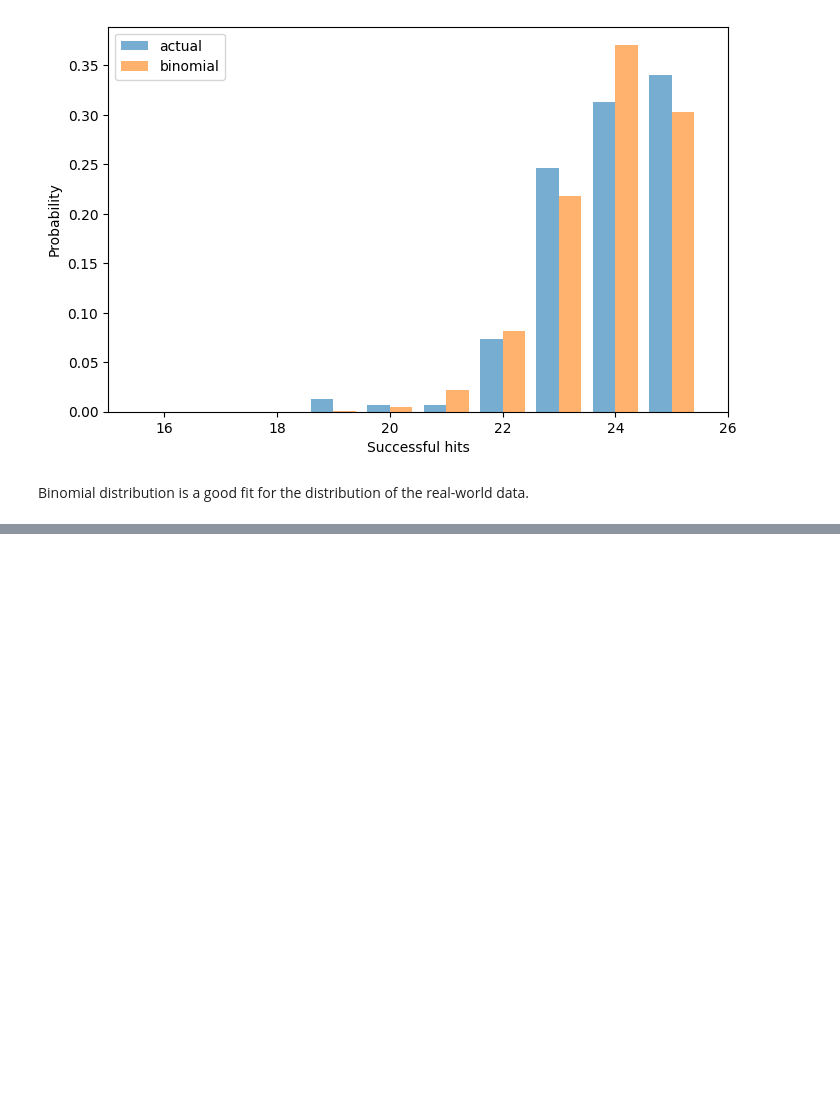
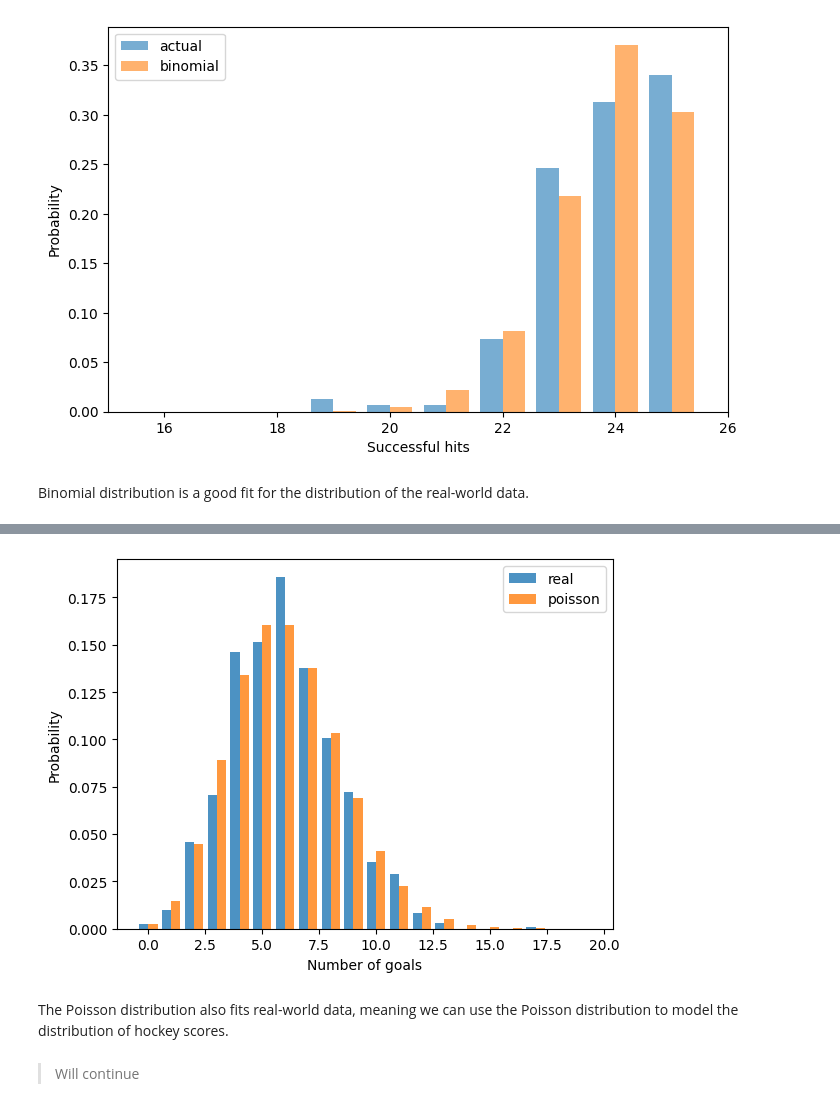
Before and after one commit to dybdeskarphet/statistics, a Jupyter notebook: notes/think_stats/05_modeling_distributions.ipynb, the cells around one changed output, grey strips where cells are left out. Saved outputs shown, nothing was run; the diff lists cells and outputs as text; code cells hidden in the pictures; blank space fills up the shorter version.

```diff
--- a/notes/think_stats/05_modeling_distributions.ipynb
+++ b/notes/think_stats/05_modeling_distributions.ipynb
@@ -190,0 +330,5 @@ Binomial distribution is a good fit for the distribution of the real-world data.
+# %%
+goals_real = []
+
+for key in keys:
+    goals_real.append(len(pd.read_hdf(filename, key=key)))
@@ -190,0 +355,4 @@ Binomial distribution is a good fit for the distribution of the real-world data.
+# %%
+goals_real_df = pd.Series(goals_real)
+goals_real_pmf = goals_real_df.value_counts(normalize=True).sort_index()
+goals_real_pmf
@@ -190,0 +376,16 @@ Binomial distribution is a good fit for the distribution of the real-world data.
+# %%
+fig, ax = plt.subplots()
+width = 0.4
+
+ax.bar(x=goals_real_pmf.index - width / 2, height=goals_real_pmf,width=width, alpha=0.8, label="real")
+ax.bar(x=goals_p_pmf.index + width / 2, height=goals_p_pmf,width=width, alpha=0.8, label="poisson")
+ax.set_xlabel("Number of goals")
+ax.set_ylabel("Probability")
+ax.legend()
+plt.show()
+# %% [output]
+[figure, added]
+# %% [markdown]
+The Poisson distribution also fits real-world data, meaning we can use the Poisson distribution to model the distribution of hockey scores.
+# %% [markdown]
+> Will continue
```
Also changed, not shown: parts of 22 cells of this notebook, 3 other files.
